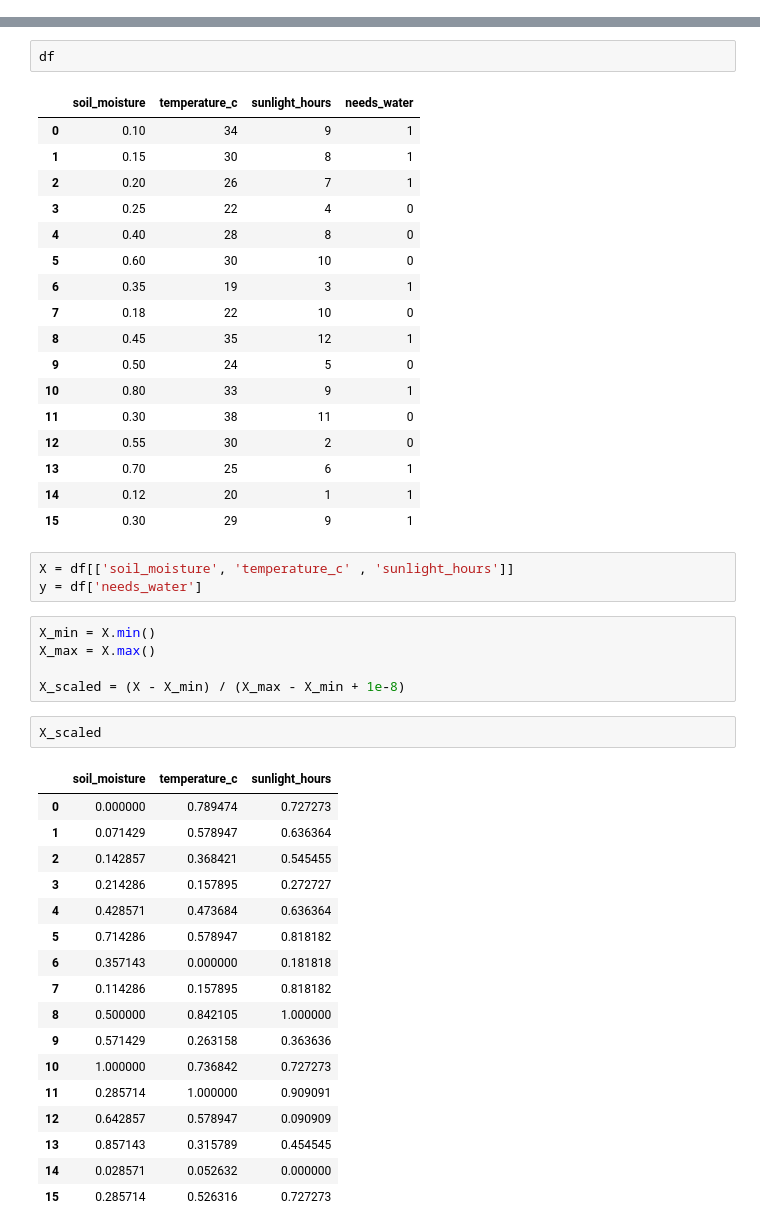
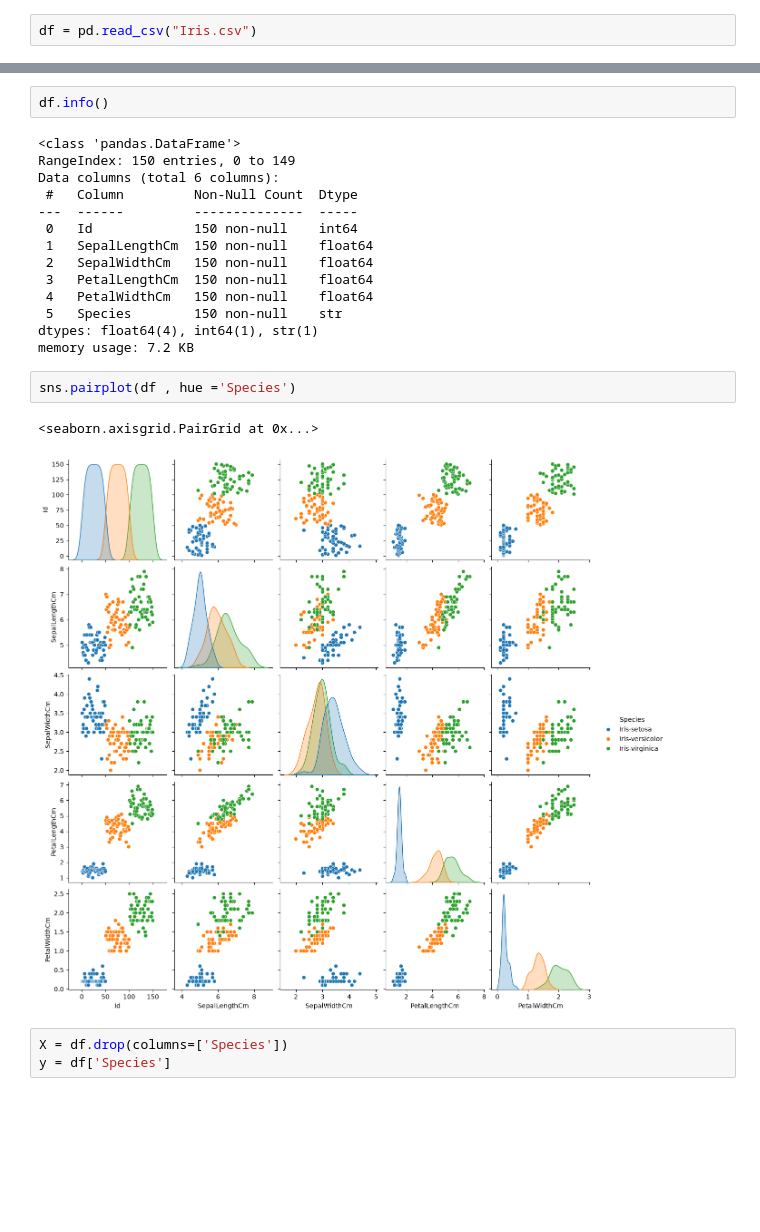
Before and after one commit to JatinChoudhary1712/ANN, a Jupyter notebook: main.ipynb, the cells around one changed output, grey strips where cells are left out. Drawn from its saved outputs; the diff is of its cells as text; blank space fills up the shorter version.

```diff
--- a/main.ipynb
+++ b/main.ipynb
@@ -21,0 +18,2 @@ df = pd.DataFrame({
+# %%
+df = pd.read_csv("Iris.csv")
@@ -22,48 +28,24 @@ df = pd.DataFrame({
 # %%
-df
+df.info()
 # %% [output]
-|  | soil_moisture | temperature_c | sunlight_hours | needs_water |
-| 0 | 0.10 | 34 | 9 | 1 |
-| 1 | 0.15 | 30 | 8 | 1 |
-| 2 | 0.20 | 26 | 7 | 1 |
-| 3 | 0.25 | 22 | 4 | 0 |
-| 4 | 0.40 | 28 | 8 | 0 |
-| 5 | 0.60 | 30 | 10 | 0 |
-| 6 | 0.35 | 19 | 3 | 1 |
-| 7 | 0.18 | 22 | 10 | 0 |
-| 8 | 0.45 | 35 | 12 | 1 |
-| 9 | 0.50 | 24 | 5 | 0 |
-| 10 | 0.80 | 33 | 9 | 1 |
-| 11 | 0.30 | 38 | 11 | 0 |
-| 12 | 0.55 | 30 | 2 | 0 |
-| 13 | 0.70 | 25 | 6 | 1 |
-| 14 | 0.12 | 20 | 1 | 1 |
-| 15 | 0.30 | 29 | 9 | 1 |
+<class 'pandas.DataFrame'>
+RangeIndex: 150 entries, 0 to 149
+Data columns (total 6 columns):
+ #   Column         Non-Null Count  Dtype
+---  ------         --------------  -----
+ 0   Id             150 non-null    int64
+ 1   SepalLengthCm  150 non-null    float64
+ 2   SepalWidthCm   150 non-null    float64
+ 3   PetalLengthCm  150 non-null    float64
+ 4   PetalWidthCm   150 non-null    float64
+ 5   Species        150 non-null    str
+dtypes: float64(4), int64(1), str(1)
+memory usage: 7.2 KB
+# %%
+sns.pairplot(df , hue ='Species')
+# %% [output]
+<seaborn.axisgrid.PairGrid at 0x...>
+[figure, added]
 # %%
-X = df[['soil_moisture', 'temperature_c' , 'sunlight_hours']]
-y = df['needs_water']
+X = df.drop(columns=['Species'])
+y = df['Species']
-# %%
-X_min = X.min()
-X_max = X.max()
-
-X_scaled = (X - X_min) / (X_max - X_min + 1e-8)
-# %%
-X_scaled
-# %% [output]
-|  | soil_moisture | temperature_c | sunlight_hours |
-| 0 | 0.000000 | 0.789474 | 0.727273 |
-| 1 | 0.071429 | 0.578947 | 0.636364 |
-| 2 | 0.142857 | 0.368421 | 0.545455 |
-| 3 | 0.214286 | 0.157895 | 0.272727 |
-| 4 | 0.428571 | 0.473684 | 0.636364 |
-| 5 | 0.714286 | 0.578947 | 0.818182 |
-| 6 | 0.357143 | 0.000000 | 0.181818 |
-| 7 | 0.114286 | 0.157895 | 0.818182 |
-| 8 | 0.500000 | 0.842105 | 1.000000 |
-| 9 | 0.571429 | 0.263158 | 0.363636 |
-| 10 | 1.000000 | 0.736842 | 0.727273 |
-| 11 | 0.285714 | 1.000000 | 0.909091 |
-| 12 | 0.642857 | 0.578947 | 0.090909 |
-| 13 | 0.857143 | 0.315789 | 0.454545 |
-| 14 | 0.028571 | 0.052632 | 0.000000 |
-| 15 | 0.285714 | 0.526316 | 0.727273 |
```
Also changed, not shown: parts of 10 cells of this notebook, 3 other files.
